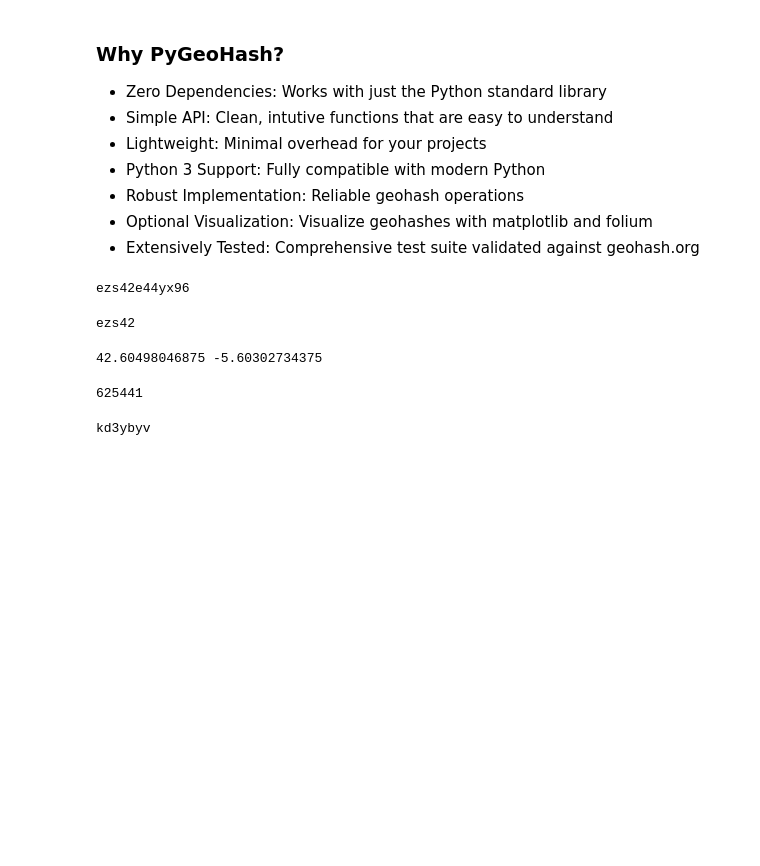
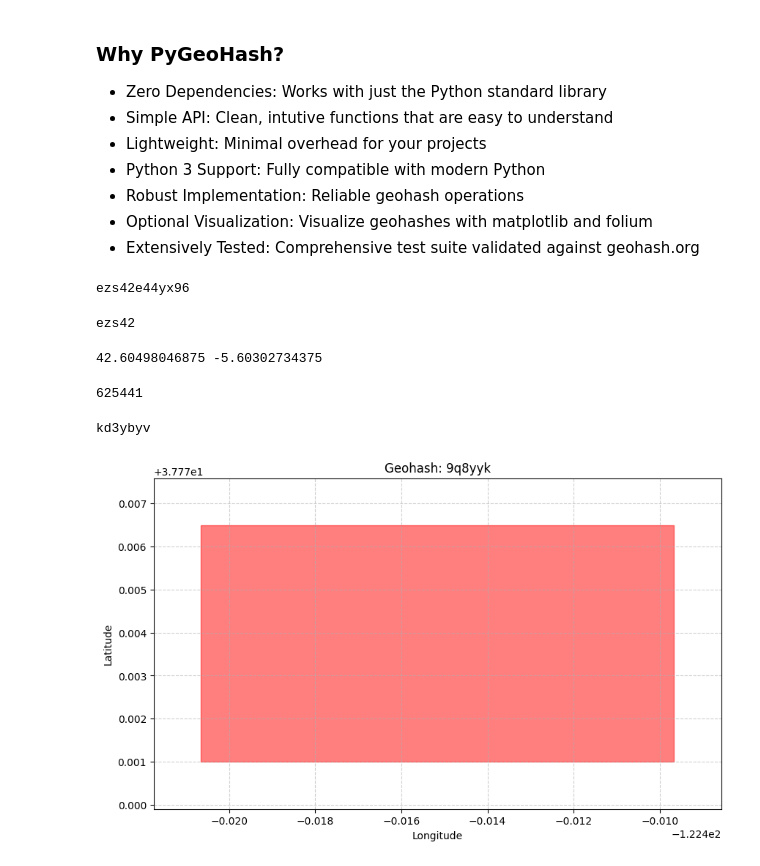
Before and after one commit to AbhishekMankame/system-design-learning, a Jupyter notebook: some codes/geohash.ipynb, the cells around one changed output. Cells and saved outputs as stored; diff of their text form; code cells hidden in the pictures; blank space fills up the shorter version.

Commit message:
pygeohash visualization update

```diff
--- a/some codes/geohash.ipynb
+++ b/some codes/geohash.ipynb
@@ -50,0 +54,7 @@ kd3ybyv
+# %%
+import matplotlib.pyplot as plt
+
+fig, ax = plot_geohash("9q8yyk",color="red")
+plt.show()
+# %% [output]
+[figure, added]
```
Also changed, not shown: parts of 3 cells of this notebook, 1 other file.
